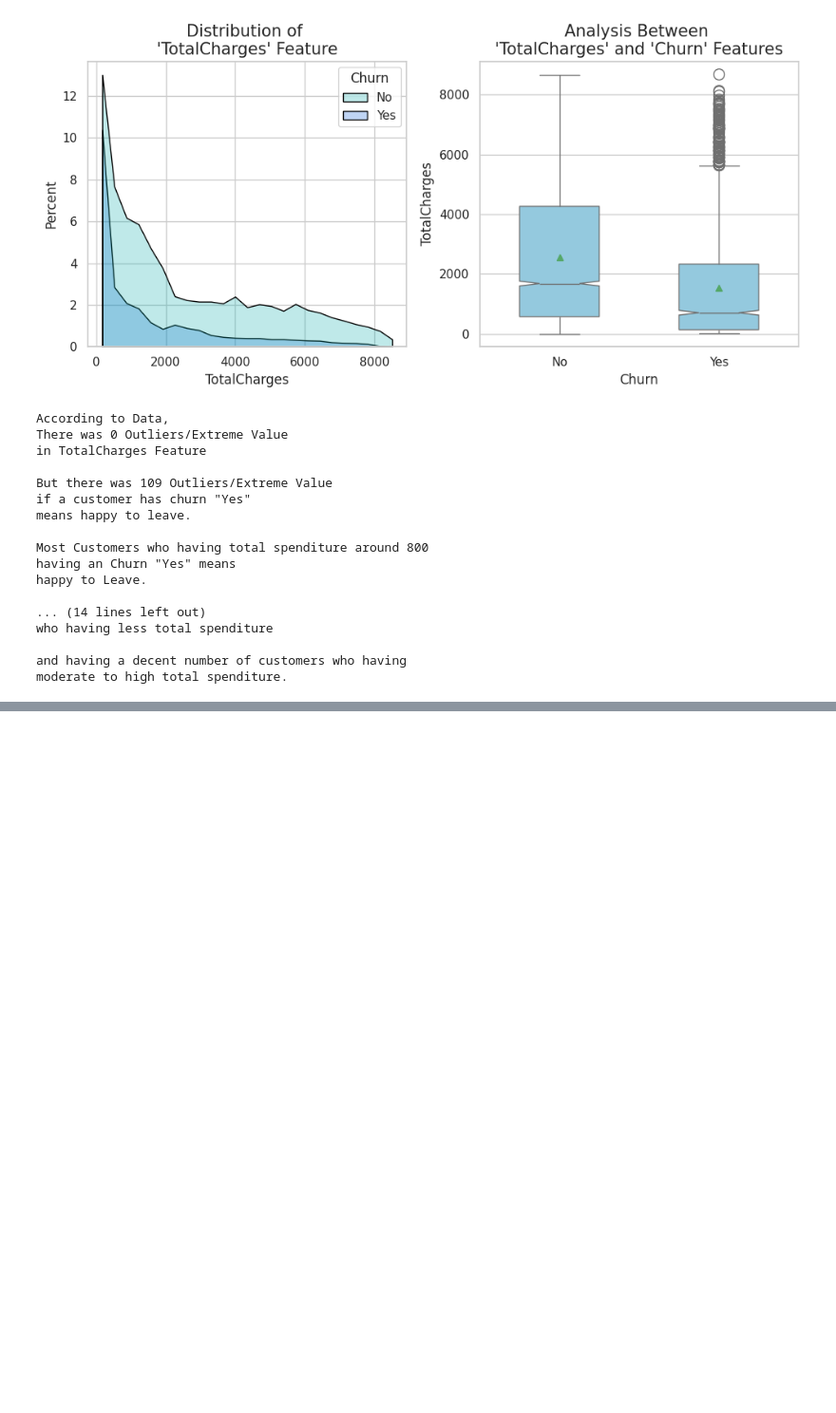
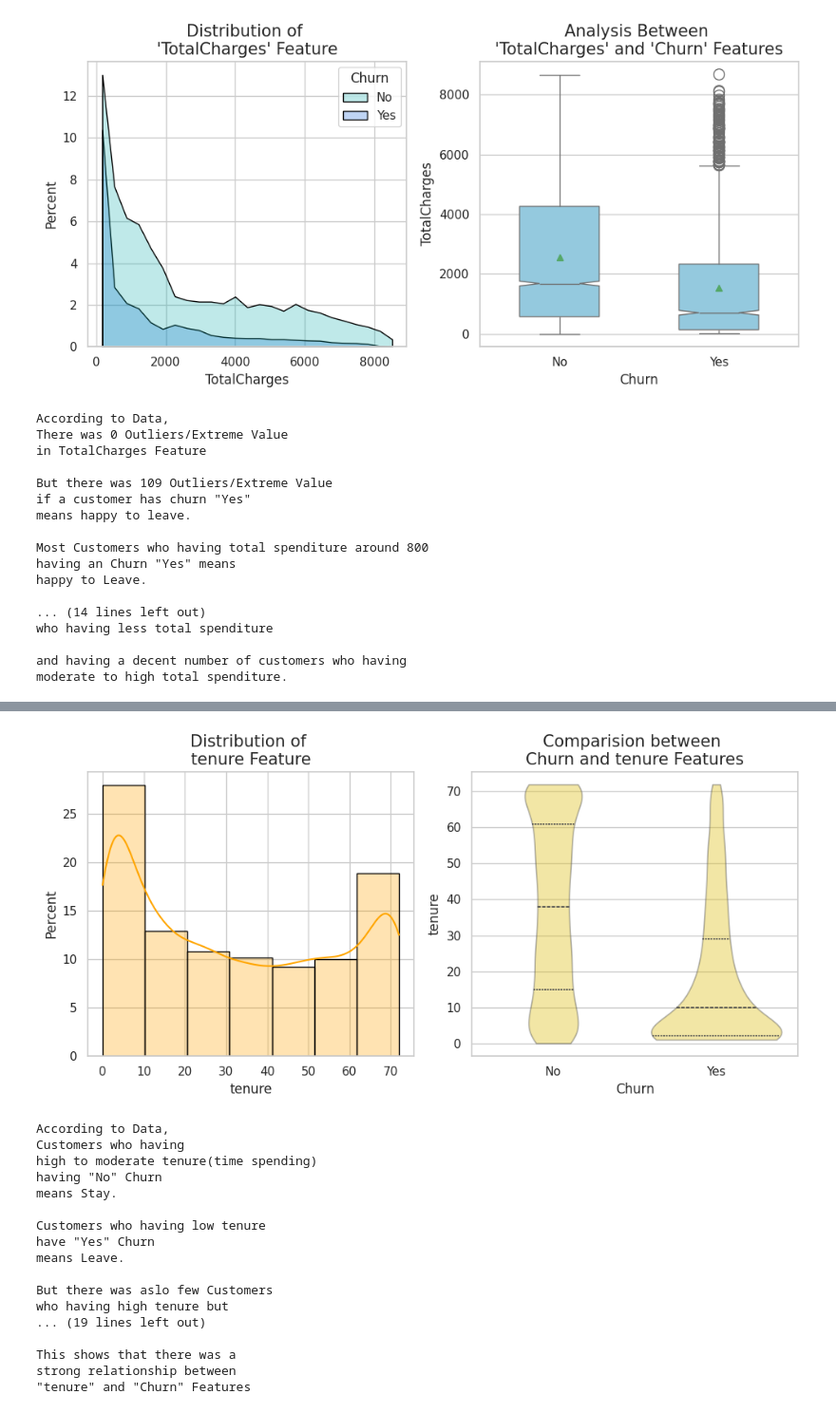
Before and after one commit to ArthJain123/Customer-Churn-Prediction-ML, a Jupyter notebook: Customer_Churn_Prediction.ipynb, the cells around one changed output, grey strips where cells are left out. Shown at 95% size. Saved outputs shown, nothing was run; the diff lists cells and outputs as text; code cells hidden in the pictures; blank space fills up the shorter version.

Commit message:
comparision between tenure and Churn Features

```diff
--- a/Customer_Churn_Prediction.ipynb
+++ b/Customer_Churn_Prediction.ipynb
@@ -217,0 +220,79 @@ moderate to high total spenditure.
+# %%
+# ==================================== Comparision between tenure and Churn Features ========================================
+
+
+plt.figure(figsize = (10,5))
+
+plt.subplot(1,2,1)
+
+plt.title("Distribution of \ntenure Feature",fontsize = 15)
+
+sns.histplot(x = "tenure",data = data,binwidth = 10,color = "orange",alpha = 0.3,kde = True,edgecolor = "black",stat = "percent")
+
+plt.subplot(1,2,2)
+
+plt.title("Comparision between \nChurn and tenure Features",fontsize = 15)
+
+sns.violinplot(x = "Churn",y = "tenure",data = data,color = "gold",alpha = 0.4,cut = 0,inner = "quart",density_norm = "area")
+
+plt.tight_layout()
+plt.show()
+
+
+print(f"""
+According to Data,
+Customers who having
+high to moderate tenure(time spending)
+having "No" Churn
+means Stay.
+
+Customers who having low tenure
+have "Yes" Churn
+means Leave.
+
+But there was aslo few Customers
+who having high tenure but
+they have "Yes" Churn.
+
+In Starting,
+There was high number of low tenure customers
+and
+moderate number of
+moderate tenure customer
+
+But there was moderate to high
+number of customers who having
+high tenure customers.
+
+Customers who have "Yes" Churn
+having a median value of {yes_churn["tenure"].median()}.
+
+Customers who "No" Churn
+having a median value of {no_churn["tenure"].median()}.
+(We were considering median due to presence of outlier
+which can affect mean/avg but not median.)
+
+This shows that there was a
+strong relationship between
+"tenure" and "Churn" Features
+
+""")
+# %% [output]
+[figure, added]
+According to Data,
+Customers who having
+high to moderate tenure(time spending)
+having "No" Churn
+means Stay.
+
+Customers who having low tenure
+have "Yes" Churn
+means Leave.
+
+But there was aslo few Customers
+who having high tenure but
+... (19 lines left out)
+
+This shows that there was a
+strong relationship between
+"tenure" and "Churn" Features
```
Also changed, not shown: parts of 1 cell of this notebook.
